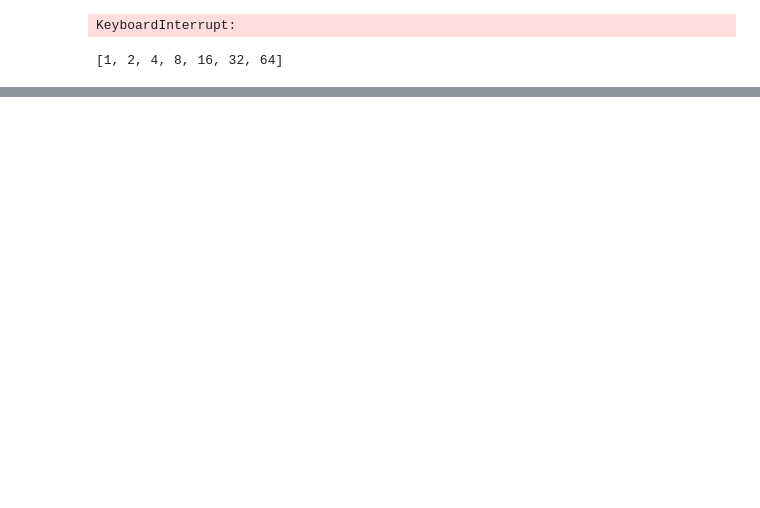
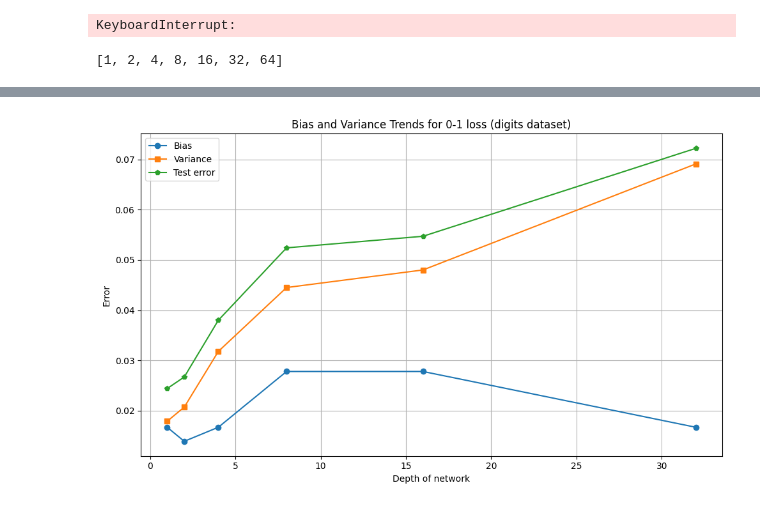
Before and after one commit to AntonyAjay123/Bias-Variance-Decomposition, a Jupyter notebook: 0-1 loss/Depth trends.ipynb, the cells around one changed output, grey strips where cells are left out. Saved outputs shown, nothing was run; the diff lists cells and outputs as text; code cells hidden in the pictures; blank space fills up the shorter version.

```diff
--- a/0-1 loss/Depth trends.ipynb
+++ b/0-1 loss/Depth trends.ipynb
@@ -208,0 +274,20 @@ plt.show()
+# %%
+depth_sizes = [1,2,4,8,16,32]
+bias_values = [res['bias'] for res in he_results]
+variance_values = [res['variance'] for res in he_results]
+error_values = [res['avg_exp_loss'] for res in he_results]
+
+plt.figure(figsize=(10, 6))
+plt.plot(depth_sizes, bias_values, marker='o', label='Bias')
+plt.plot(depth_sizes, variance_values, marker='s', label='Variance')
+plt.plot(depth_sizes, error_values, marker='p', label='Test error')
+
+# plt.xscale('log')
+plt.xlabel('Depth of network')
+plt.ylabel('Error')
+plt.title('Bias and Variance Trends for 0-1 loss (digits dataset)')
+plt.legend()
+plt.grid(True)
+plt.tight_layout()
+# %% [output]
+[figure, added]
```
Also changed, not shown: parts of 7 cells of this notebook, 6 other files.
